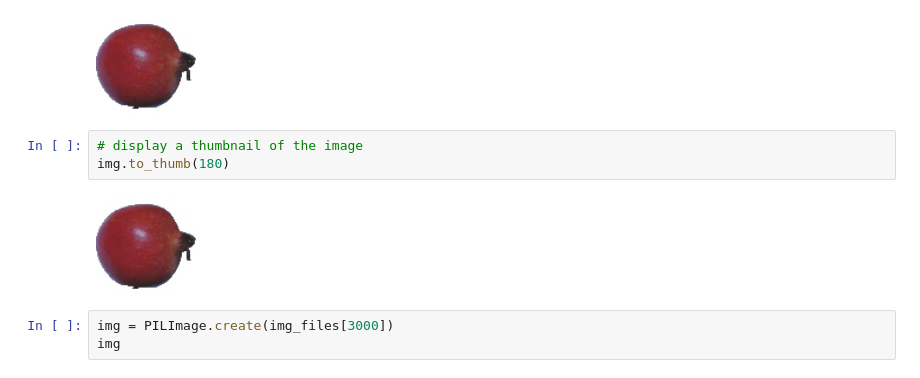
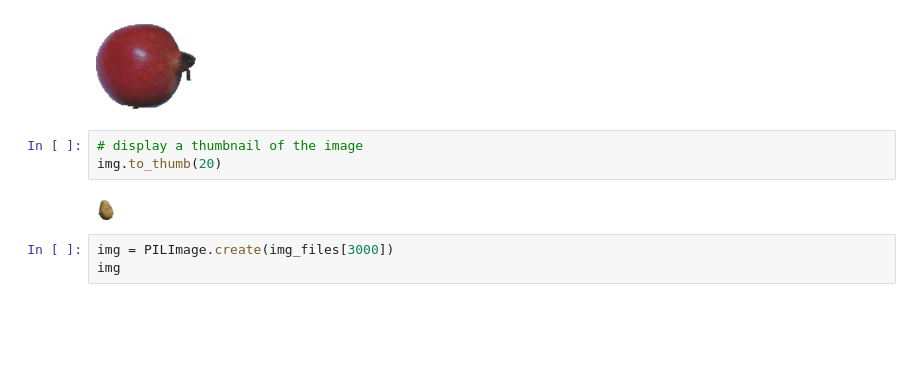
Before and after one commit to PacktPublishing/Deep-Learning-with-fastai-Cookbook, a Jupyter notebook: ch6/training_with_standalone_image_datasets.ipynb, the cells around one changed output. Drawn from its saved outputs; the diff is of its cells as text; blank space fills up the shorter version.

Commit message:
standalone image model2

```diff
--- a/ch6/training_with_standalone_image_datasets.ipynb
+++ b/ch6/training_with_standalone_image_datasets.ipynb
@@ -54,9 +56,9 @@ img
 [figure]
 # %%
 # display a thumbnail of the image
-img.to_thumb(180)
+img.to_thumb(20)
 # %% [output]
-[figure, old version]
+[figure, new version]
 # %%
 img = PILImage.create(img_files[3000])
 img
```
Also changed, not shown: parts of 2 cells of this notebook.
